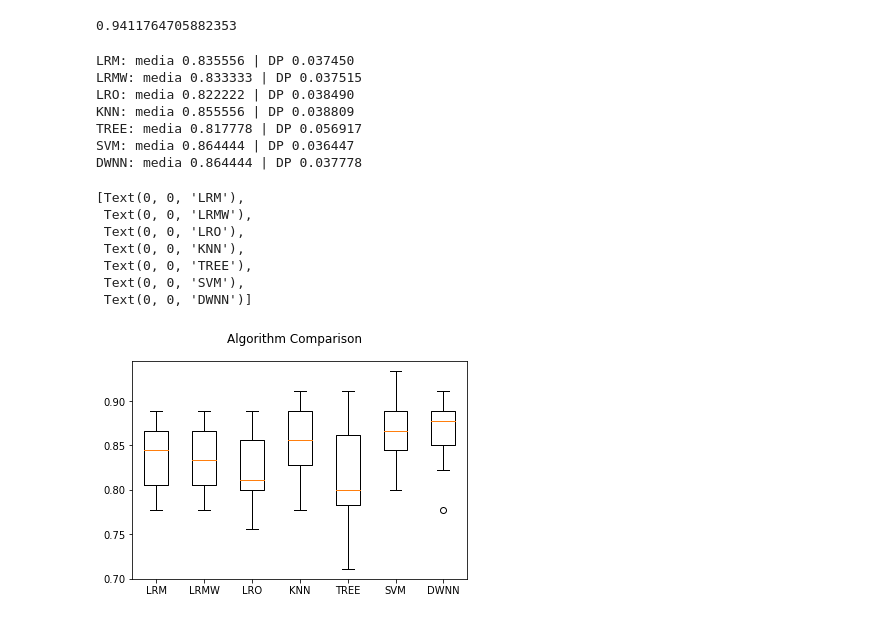
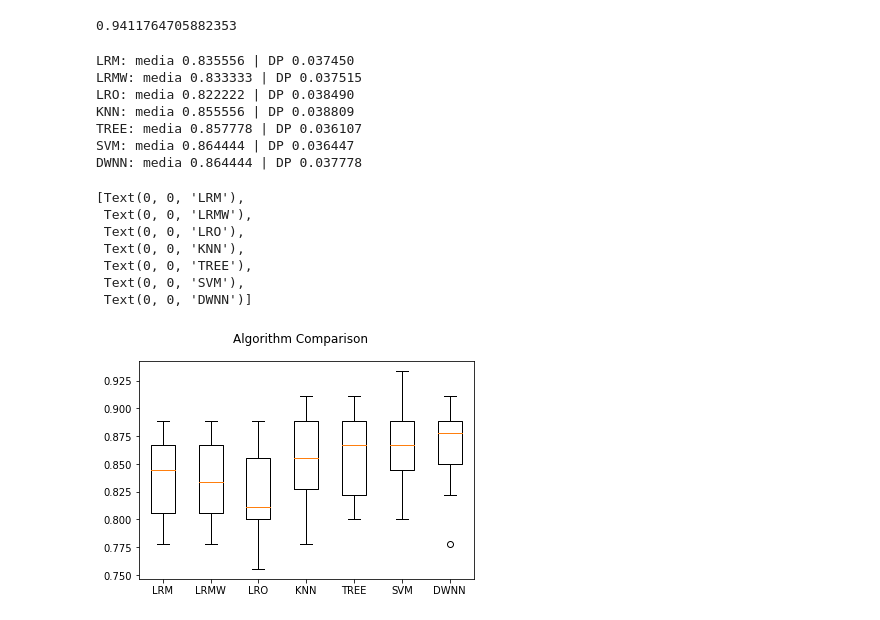
Before and after one commit to luana-martins/Machine-Learning, a Jupyter notebook: src/pre-processamento.ipynb, the cells around one changed output. Drawn from its saved outputs; the diff is of its cells as text; code cells hidden in the pictures.

Commit message:
adicinoando alguns parametros ao DecisionTree

```diff
--- a/src/pre-processamento.ipynb
+++ b/src/pre-processamento.ipynb
@@ -243,7 +255,6 @@ lazy.score(X_test, y_test)
 from sklearn.ensemble import VotingClassifier
 from sklearn import model_selection
 from sklearn.ensemble import BaggingClassifier
-from sklearn.tree import DecisionTreeClassifier
 from sklearn.svm import SVC
 
 # Preparando os modelos
@@ -252,17 +263,19 @@ estimators = []
 model1 = LogisticRegression(multi_class='multinomial', solver="newton-cg")
 estimators.append(('LRM', model1))
 model2 = LogisticRegression(multi_class='multinomial', solver="newton-cg", class_weight="balanced")
-estimators.append(('LRMW', model2))
+estimators.append(('WLRM', model2))
 model3 = LogisticRegression(multi_class='ovr')
 estimators.append(('LRO', model3))
 model4 = KNeighborsClassifier(n_neighbors = 5, metric="manhattan")
 estimators.append(('KNN', model4))
-model5 = DecisionTreeClassifier()
+model5 = DecisionTreeClassifier(criterion="entropy")
 estimators.append(('TREE', model5))
-model6 = SVC()
-estimators.append(('SVM', model6))
-model7 = KNeighborsClassifier(n_neighbors = 5, weights="distance", metric="manhattan")
-estimators.append(('DWNN', model7))
+model6 = DecisionTreeClassifier(criterion="entropy", class_weight="balanced")
+estimators.append(('WTREE', model6))
+model7 = SVC()
+estimators.append(('SVM', model7))
+model8 = KNeighborsClassifier(n_neighbors = 5, weights="distance", metric="manhattan")
+estimators.append(('DWNN', model8))
 
 #ensemble = VotingClassifier(estimators)
 #results = model_selection.cross_val_score(ensemble, X_train, y_train, cv=kfold)
@@ -270,32 +283,32 @@ estimators.append(('DWNN', model7))
 # Verificando score de todos so modelos
 results = []
 names = []
 for name, model in estimators:
     kfold = model_selection.KFold(n_splits=10, random_state=23)
     cv_results = model_selection.cross_val_score(model, X_train, y_train, cv=kfold)
     results.append(cv_results)
     names.append(name)
     print("%s: media %f | DP %f" % (name, cv_results.mean(), cv_results.std()))
 
 # Plotando boxplot dos resultados
 fig = plt.figure()
 fig.suptitle('Algorithm Comparison')
 ax = fig.add_subplot(111)
 plt.boxplot(results)
 ax.set_xticklabels(names)
 # %% [output]
 LRM: media 0.835556 | DP 0.037450
 LRMW: media 0.833333 | DP 0.037515
 LRO: media 0.822222 | DP 0.038490
 KNN: media 0.855556 | DP 0.038809
-TREE: media 0.817778 | DP 0.056917
+TREE: media 0.857778 | DP 0.036107
 SVM: media 0.864444 | DP 0.036447
 DWNN: media 0.864444 | DP 0.037778
 [Text(0, 0, 'LRM'),
  Text(0, 0, 'LRMW'),
  Text(0, 0, 'LRO'),
  Text(0, 0, 'KNN'),
  Text(0, 0, 'TREE'),
  Text(0, 0, 'SVM'),
  Text(0, 0, 'DWNN')]
-[figure, old version]
+[figure, new version]
```
Also changed, not shown: parts of 1 cell of this notebook.
